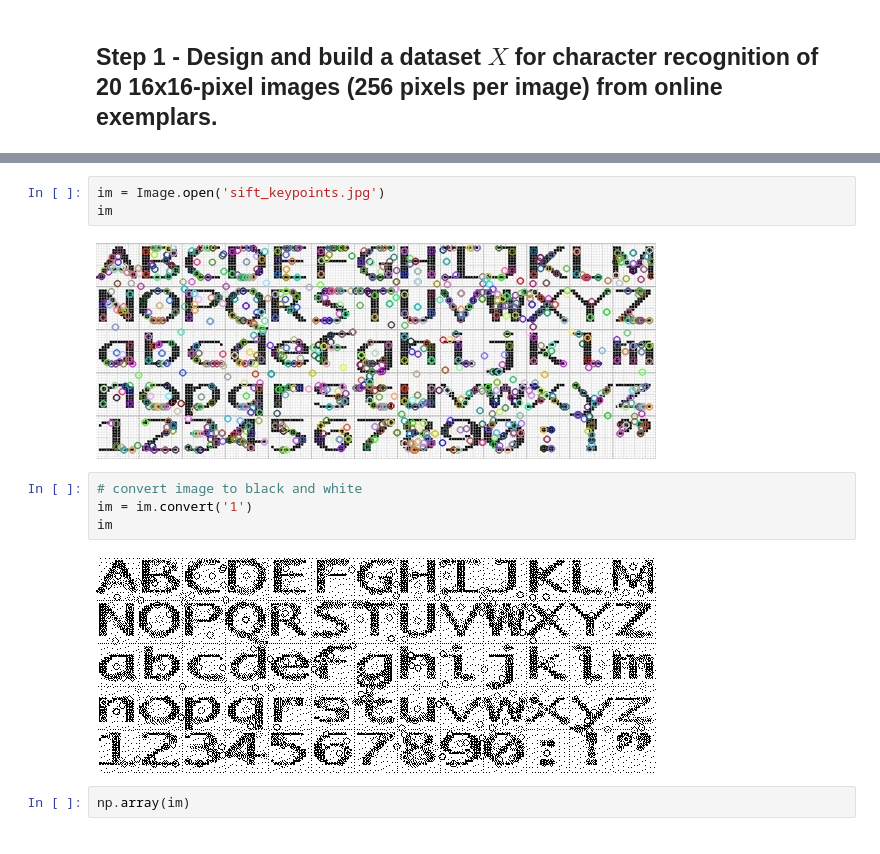
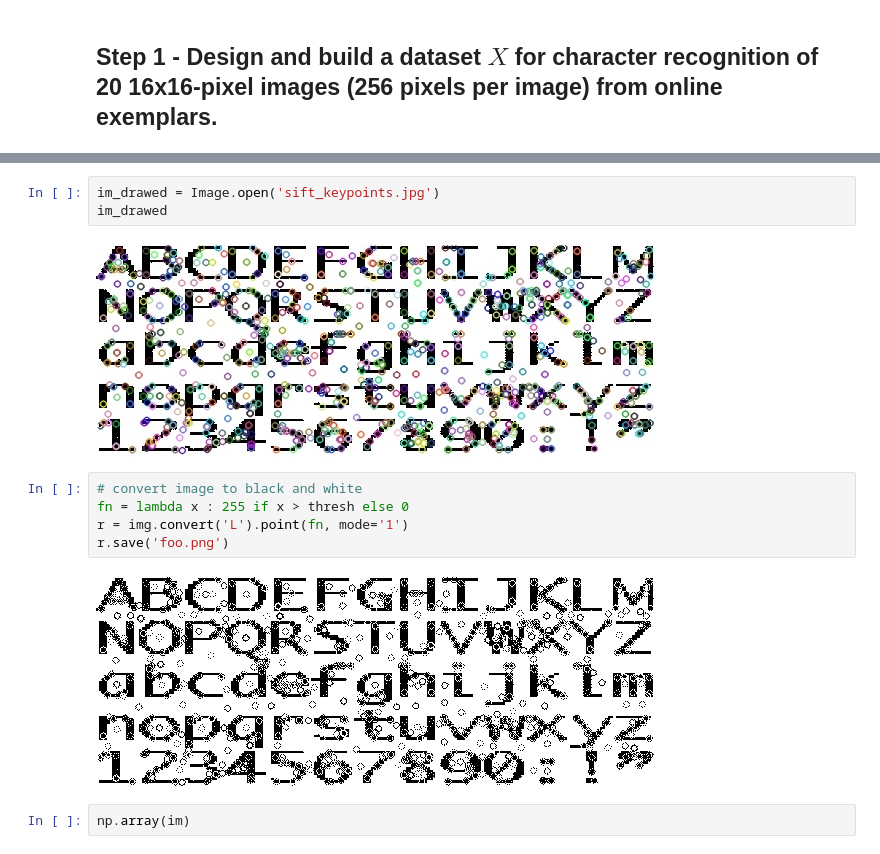
Before and after one commit to BazingaOo/CAP6615, a Jupyter notebook: HW2/CAP6615_Programming_Assignment#2.ipynb, the cells around one changed output, grey strips where cells are left out. Saved outputs shown, nothing was run; the diff lists cells and outputs as text.

Commit message:
some image preprocessing to remove boundary and background color

```diff
--- a/HW2/CAP6615_Programming_Assignment#2.ipynb
+++ b/HW2/CAP6615_Programming_Assignment#2.ipynb
@@ -28,16 +30,17 @@ cv2.imwrite('sift_keypoints.jpg',img)
 # %% [output]
 True
 # %%
-im = Image.open('sift_keypoints.jpg')
-im
+im_drawed = Image.open('sift_keypoints.jpg')
+im_drawed
 # %% [output]
-[figure, old version]
+[figure, new version]
 # %%
 # convert image to black and white
-im = im.convert('1')
-im
+fn = lambda x : 255 if x > thresh else 0
+r = img.convert('L').point(fn, mode='1')
+r.save('foo.png')
 # %% [output]
-[figure, old version]
+[figure, new version]
 # %%
 np.array(im)
 # %% [output]
```
Also changed, not shown: parts of 2 cells of this notebook.
